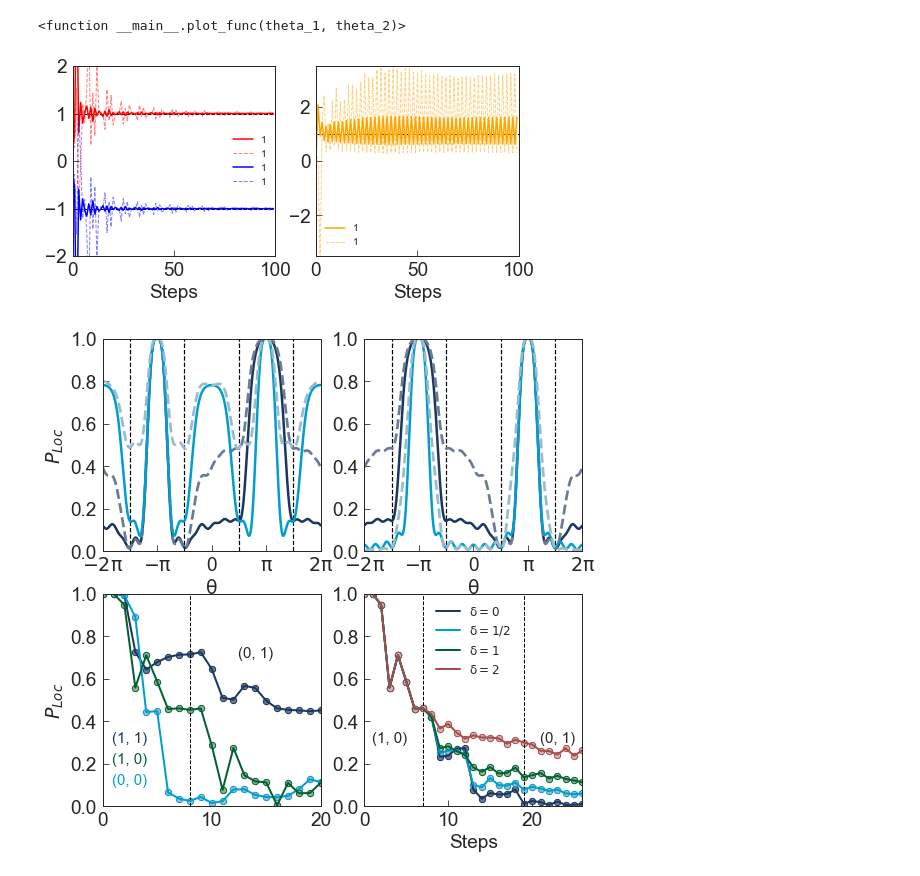
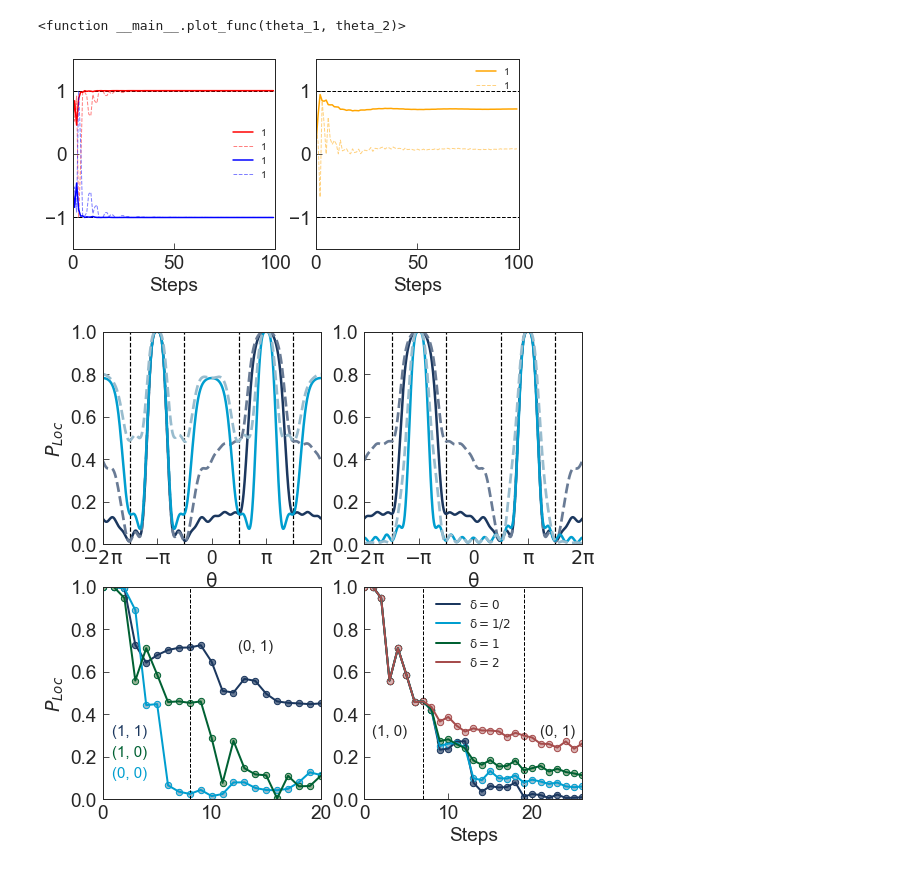
Before and after one commit to HAOQINGZHANG1234/quantumwalk, a Jupyter notebook: code/Fig for paper reorgnized.ipynb, the cells around one changed output. Saved outputs shown, nothing was run; the diff lists cells and outputs as text; code cells hidden in the pictures.

```diff
--- a/code/Fig for paper reorgnized.ipynb
+++ b/code/Fig for paper reorgnized.ipynb
@@ -1,9 +1,9 @@
 # %%
 import numpy as np
-from scipy.optimize import fsolve
+# from scipy.optimize import fsolve
 
 # %matplotlib notebook
-%matplotlib inline
+# %matplotlib inline
 
 import matplotlib.pyplot as plt
 # print(plt.style.available)  # show available template
@@ -30,7 +30,6 @@ params = {
     'legend.framealpha':1,
 #     'patch.linewidth' : 0.5,
 }
-mpl.rcParams.update(params)
 # %% [markdown]
 # 图1 能带图和两种时间框架
 # %%
@@ -844,6 +857,8 @@ plt.imshow(np.log(heat3/100+0.0001), cmap='hot', interpolation='nearest')
 # %% [markdown]
 # supplement material
 # %%
+theta_1 = np.pi/3
+theta_2 = 0
 plt.figure(figsize=(8.3, 8))
 grid = plt.GridSpec(3, 2, wspace=0.1, hspace=0.5)
 x = np.linspace(0,10)
@@ -853,8 +868,8 @@ p1 = np.zeros(100)
 p2 = np.zeros(100)
 plt.subplot(grid[0,0])
 for i in range(100):
-    state1 = n_step_4(init_state, 0, np.pi/2, N=30)
-    state2 = n_step_4(init_state, 0, np.pi/2, N=50)
+    state1 = n_step_4(init_state,  np.pi/2, 0,N=30)
+    state2 = n_step_4(init_state, np.pi/2, 0, N=50)
     P1 = abs(state1[0])**2 + abs(state1[1])**2 + abs(state1[2])**2
     P2 = abs(state2[0])**2 + abs(state2[1])**2 + abs(state2[2])**2
     p1[i] = P1[i]
@@ -889,5 +904,5 @@ ax2.scatter(range(50), var,zorder=2,c='#98bcce',edgecolors='#009ECF',label='$(0,
             marker = 'o', s = 40)
 ax2.set_ylim((0,300))
 ax2.set_ylabel('Var',c='#009ECF')
-plt.savefig('../Figure/boundnew.pdf')
+# plt.savefig('../Figure/boundnew.pdf')
 # %% [output]
@@ -987,18 +1003,18 @@ def plot_func(theta_1,theta_2):
         a[i] = sstate1[1][0] / sstate1[0][0]
         b[i] = sstate1[1][1] / sstate1[0][1]
 
-#     return a, b
+    return 2*a/(a**2+1), 2*b/(b**2+1)
 
-    plt.figure(figsize=(4,3))
-# # #     plt.subplot(1,2,1)
-    plt.xlabel('Steps')
-# # #     plt.ylabel(r'$\frac{<\uparrow|\psi>}{<\downarrow|\psi>}$')
-# # #     plt.text(40, 0, '(0, 1), single '+r'$\mathrm{E=\pi}$'+' eigenstate', ha='center', fontsize=15)
-# # #     plt.yticks([-1, 1], (-1, 1))
-#     plt.ylim((-5,5))
-#     plt.xlim((0,100))
-    plt.plot(range(100),a)
-    plt.plot(range(100),b)
+#     plt.figure(figsize=(4,3))
+# # # #     plt.subplot(1,2,1)
+#     plt.xlabel('Steps')
+# # # #     plt.ylabel(r'$\frac{<\uparrow|\psi>}{<\downarrow|\psi>}$')
+# # # #     plt.text(40, 0, '(0, 1), single '+r'$\mathrm{E=\pi}$'+' eigenstate', ha='center', fontsize=15)
+# # # #     plt.yticks([-1, 1], (-1, 1))
+# #     plt.ylim((-5,5))
+# #     plt.xlim((0,100))
+#     plt.plot(range(100),a)
+#     plt.plot(range(100),b)
 #     for i in range(30):
 #         T = np.linspace(i,i+1,10)
 #         plt.plot(T,a.T[0][i]*np.ones(10)*1.01,c='b',lw=1)
@@ -1038,38 +1054,38 @@ plt.figure(figsize=(8,3.5))
 
 plt.subplot(1,2,1)
 theta_1 = np.pi/4
 theta_2 = np.pi/2
 theta_3 = -np.pi/2
 a,b = plot_func(theta_1,theta_2)
 c,d = plot_func(theta_1,theta_3)
 plt.plot(range(100), a, c='r', lw=1.5, label='1')
 plt.plot(range(100), b, c='r', lw=1, ls='--',alpha=0.5, label='1')
 plt.plot(range(100), c, c='b', lw=1.5, label='1')
 plt.plot(range(100), d, c='b', lw=1, ls='--',alpha=0.5, label='1')
 plt.hlines(1, 0, 100, linestyles = "dashed",lw=1)
 plt.hlines(-1, 0, 100, linestyles = "dashed",lw=1)
 plt.xlabel('Steps')
 plt.xlim((0,100))
-plt.ylim((-2,2))
+plt.ylim((-1.5,1.5))
 plt.legend(loc='best',fontsize=10,frameon=False)
 
 plt.subplot(1,2,2)
-theta_1 = np.pi/4+np.pi/16
+theta_1 = np.pi/4+np.pi/8
 theta_2 = np.pi/4
 
 a,b = plot_func(theta_1,theta_2)
 plt.plot(range(100), a, c='orange', lw=1.5, label='1')
 plt.plot(range(100), b, c='orange', lw=1, ls='--',alpha=0.5, label='1')
 plt.hlines(1, 0, 100, linestyles = "dashed",lw=1)
-
+plt.hlines(-1, 0, 100, linestyles = "dashed",lw=1)
 plt.xlabel('Steps')
 plt.xlim((0,100))
-plt.ylim((-3.5,3.5))
+plt.ylim((-1.5,1.5))
 plt.legend(loc='best',fontsize=10,frameon=False)
 
 plt.savefig('../Figure/verify.pdf')
 # %% [output]
-[figure, old version]
+[figure, new version]
 # %%
 plt.figure(figsize=(8.6,8.6))
 xi_1=1
```
Also changed, not shown: parts of 25 cells of this notebook, 38 other files.
